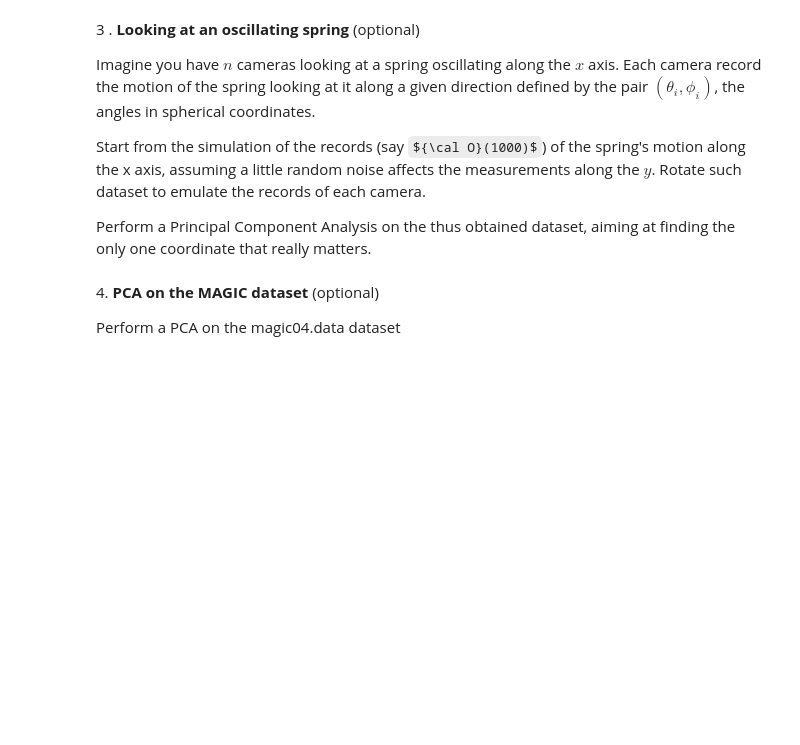
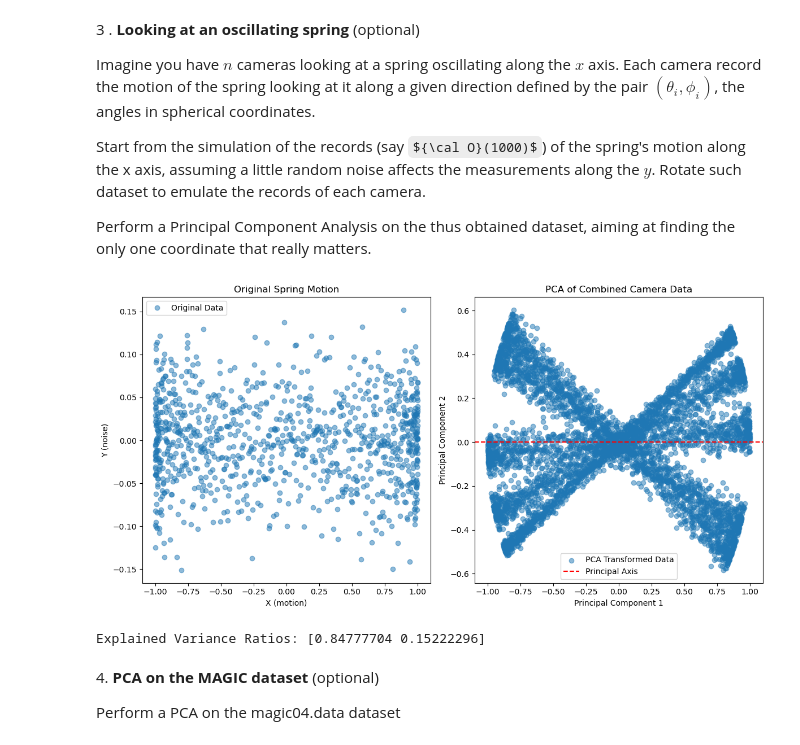
Before and after one commit to andreasantarossa/LaboratoryOfComputationalPhysics_Y7, a Jupyter notebook: 08_LinearAlgebra/08ex_LinearAlgebra.ipynb, the cells around one changed output. Saved outputs shown, nothing was run; the diff lists cells and outputs as text; code cells hidden in the pictures; some formulas as TeX source; blank space fills up the shorter version.

```diff
--- a/08_LinearAlgebra/08ex_LinearAlgebra.ipynb
+++ b/08_LinearAlgebra/08ex_LinearAlgebra.ipynb
@@ -219,6 +218,72 @@ Imagine you have $n$ cameras looking at a spring oscillating along the $x$ axis.
 Start from the simulation of the records (say ${\cal O}(1000)$) of the spring's motion along the x axis, assuming a little random noise affects the measurements along the $y$. Rotate such dataset to emulate the records of each camera.
 
 Perform a Principal Component Analysis on the thus obtained dataset, aiming at finding the only one coordinate that really matters.
+# %%
+# Step 1: Simulate the spring's oscillation
+n_points = 1000  # Number of time points
+time = np.linspace(0, 10, n_points)
+x_motion = np.sin(2 * np.pi * time)  # Sinusoidal oscillation along x
+y_noise = np.random.normal(0, 0.05, size=n_points)  # Random noise along y
+
+# Original dataset (spring motion)
+original_data = np.column_stack((x_motion, y_noise))
+
+# Step 2: Define camera perspectives
+n_cameras = 5
+angles = np.random.uniform(0, 2 * np.pi, size=(n_cameras, 2))  # Random (theta, phi)
+
+# Transform data for each camera
+camera_data = []
+for theta, phi in angles:
+    # Rotation matrix in 3D for spherical coordinates
+    rotation_matrix = np.array([
+        [np.cos(theta), -np.sin(theta) * np.cos(phi), np.sin(theta) * np.sin(phi)],
+        [np.sin(theta), np.cos(theta) * np.cos(phi), -np.cos(theta) * np.sin(phi)],
+        [0, np.sin(phi), np.cos(phi)],
+    ])
+
+    # Append rotated data (x_motion projected, y_noise random)
+    rotated = rotation_matrix @ np.vstack((x_motion, y_noise, np.zeros(n_points)))
+    camera_data.append(rotated[:2, :].T)  # Use first two dimensions
+
+# Combine camera data into a single dataset
+combined_data = np.vstack(camera_data)
+
+# Step 3: Perform PCA
+pca = PCA(n_components=2)  # We expect one dominant component
+pca.fit(combined_data)
+
+# Transformed dataset (principal components)
+transformed_data = pca.transform(combined_data)
+
+# Step 4: Plot results
+plt.figure(figsize=(12, 6))
+
+# Original spring motion
+plt.subplot(1, 2, 1)
+plt.plot(x_motion, y_noise, 'o', alpha=0.5, label="Original Data")
+plt.xlabel('X (motion)')
+plt.ylabel('Y (noise)')
+plt.title('Original Spring Motion')
+plt.legend()
+
+# PCA components
+plt.subplot(1, 2, 2)
+plt.scatter(transformed_data[:, 0], transformed_data[:, 1], alpha=0.5, label="PCA Transformed Data")
+plt.axhline(0, color='red', linestyle='--', label="Principal Axis")
+plt.xlabel('Principal Component 1')
+plt.ylabel('Principal Component 2')
+plt.title('PCA of Combined Camera Data')
+plt.legend()
+
+plt.tight_layout()
+plt.show()
+
+# Display explained variance ratio
+print("Explained Variance Ratios:", pca.explained_variance_ratio_)
+# %% [output]
+[figure, added]
+Explained Variance Ratios: [0.84777704 0.15222296]
 # %% [markdown]
 4\. **PCA on the MAGIC dataset** (optional)
 
```
Also changed, not shown: parts of 5 cells of this notebook, 15 other files.
